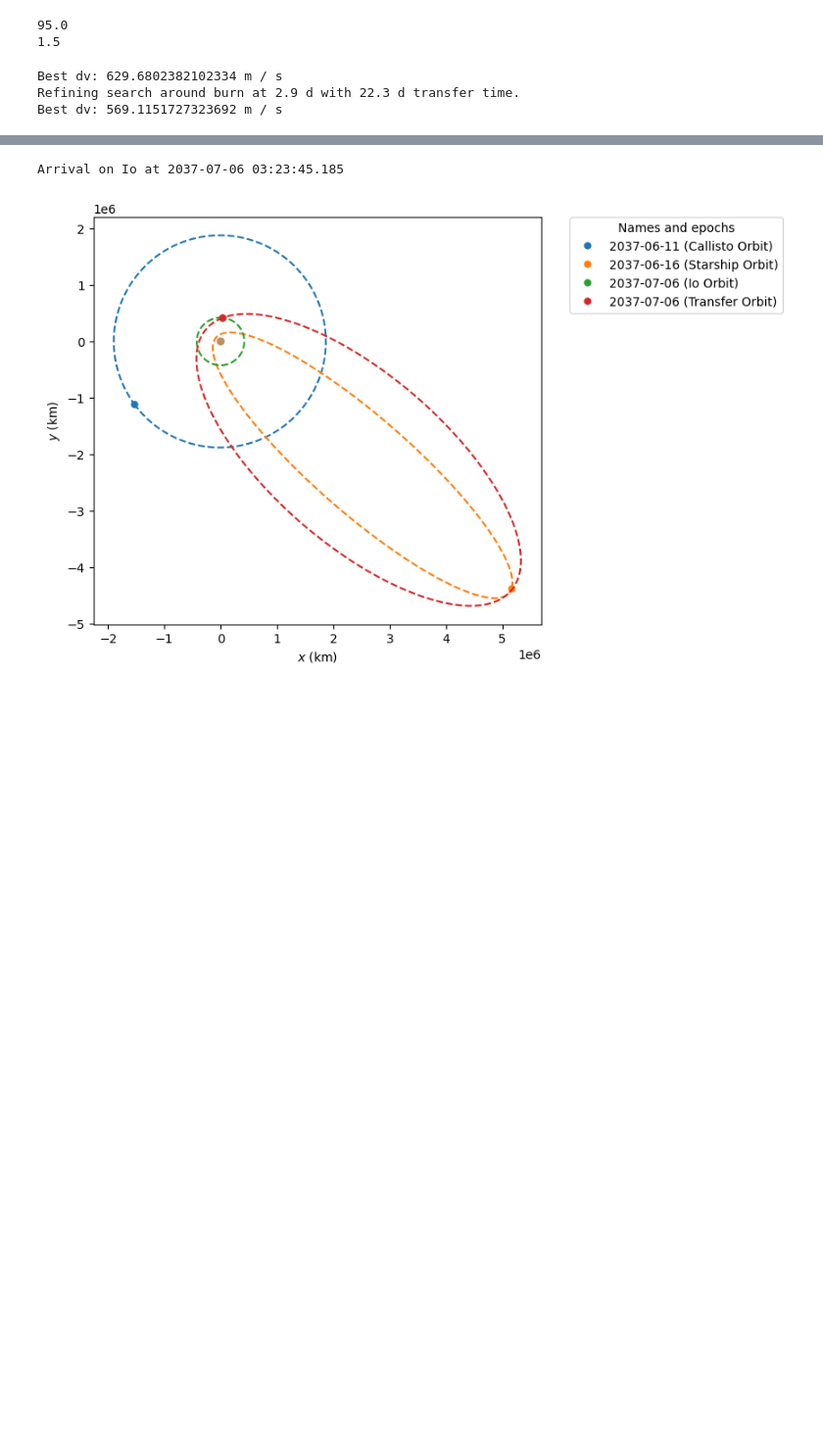
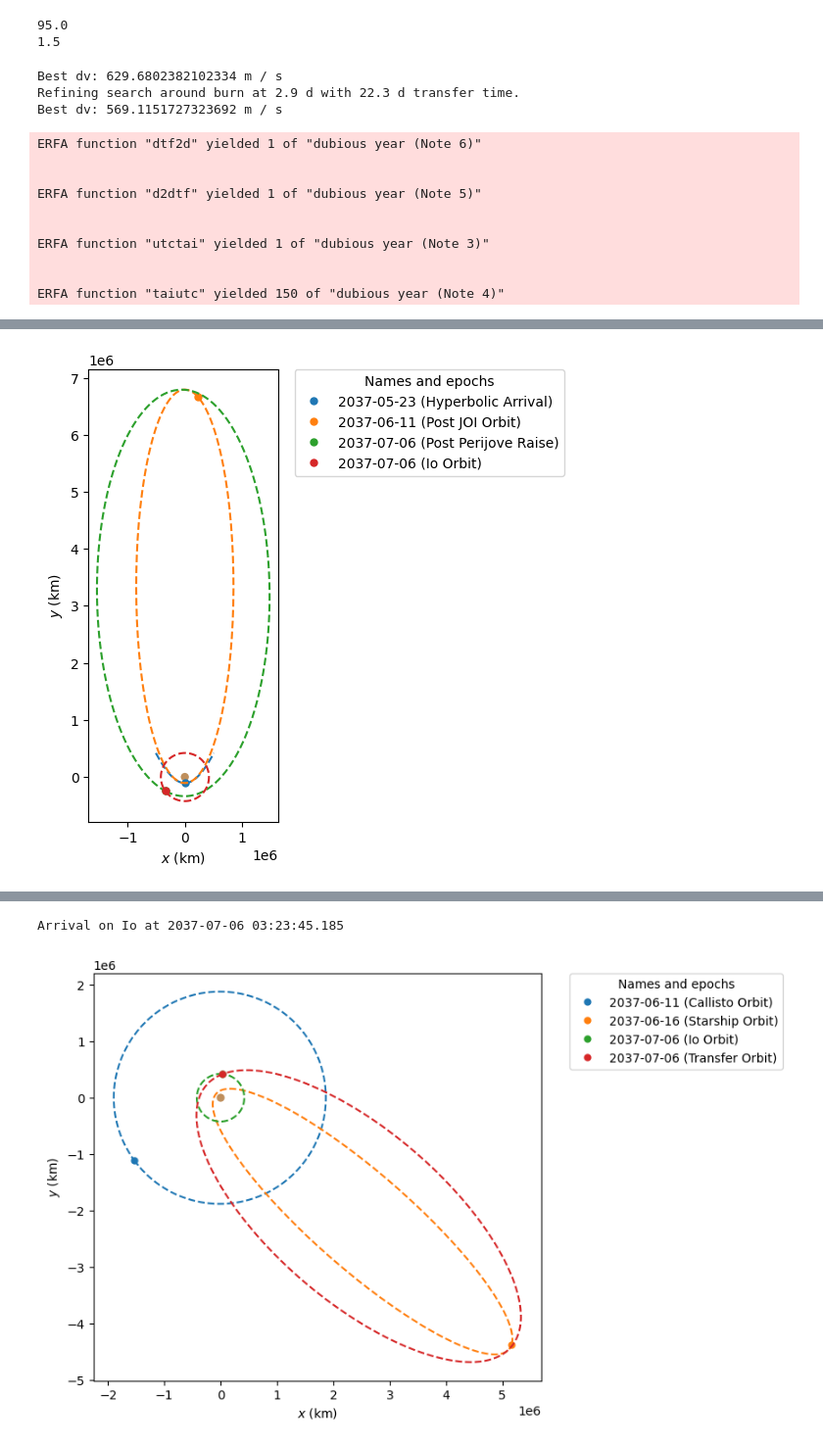
Before and after one commit to jackSN8/Starship_outer_planets_missions, a Jupyter notebook: jovian_grand_tour.ipynb, the cells around one changed output, grey strips where cells are left out. Shown at 98% size. Cells and saved outputs as stored; diff of their text form; code cells hidden in the pictures; blank space fills up the shorter version.

```diff
--- a/jovian_grand_tour.ipynb
+++ b/jovian_grand_tour.ipynb
@@ -164,0 +254,51 @@ Best dv: 569.1151727323692 m / s
+# %%
+#C3 only orbit calc
+c3_a=56*(u.km**2)/(u.s**2)
+r_p = Jupiter.R*0.5#arrival periapsis
+a_exit = -(Jupiter.k / c3_a).to(u.km)
+ecc_exit = 1 - (r_p+Jupiter.R) / a_exit
+
+arrival_orbit = Orbit.from_classical(
+    Jupiter,
+    a_exit,
+    ecc_exit,
+    0 * u.deg,
+    starship_orb.raan,
+    starship_orb.argp+180*u.degree,
+    0 * u.deg,  # We don't mind
+    time.Time("2037-05-23 00:01", scale="utc"),
+    plane=Planes.EARTH_ECLIPTIC
+)
+plotter=StaticOrbitPlotter(plane=Planes.EARTH_ECLIPTIC)
+io_arrival_date_1=transfer_to_io[3]
+# plotter.plot(callisto_orb, label="Callisto Orbit")
+plotter.plot(arrival_orbit,label='Hyperbolic Arrival')
+
+plotter.plot(starship_orb.propagate(0*u.day), label="Post JOI Orbit")
+plotter.plot(transfer_to_io[1].propagate(io_arrival_date_1), label="Post Perijove Raise")
+
+plotter.plot(io_orb.propagate(io_arrival_date_1), label="Io Orbit")
+print(f"Arrival on Io at {transfer_to_io[3]}")
+pre_io_starship_flyby=transfer_to_io[1].propagate(io_arrival_date_1)
+
+# Get the matplotlib Axes (poliastro versions differ: ax vs _ax)
+ax = getattr(plotter, "ax", None) or plotter._ax
+
+# Example: zoom to a +/- 5e8 km box around (0,0)
+# range=5e9
+# ax.set_xlim(-range, range)
+# ax.set_ylim(-range, range)
+ax.set_aspect("equal", adjustable="box")
+rotate_plot_90(ax, ccw=False)   # 90° counter-clockwise
+plt.show()
+# %% [output]
+ERFA function "dtf2d" yielded 1 of "dubious year (Note 6)"
+
+
+ERFA function "d2dtf" yielded 1 of "dubious year (Note 5)"
+
+
+ERFA function "utctai" yielded 1 of "dubious year (Note 3)"
+
+
+ERFA function "taiutc" yielded 150 of "dubious year (Note 4)"
@@ -164,0 +306 @@ Best dv: 569.1151727323692 m / s
+[figure, added]
```
Also changed, not shown: parts of 26 cells of this notebook, 1 other file.
